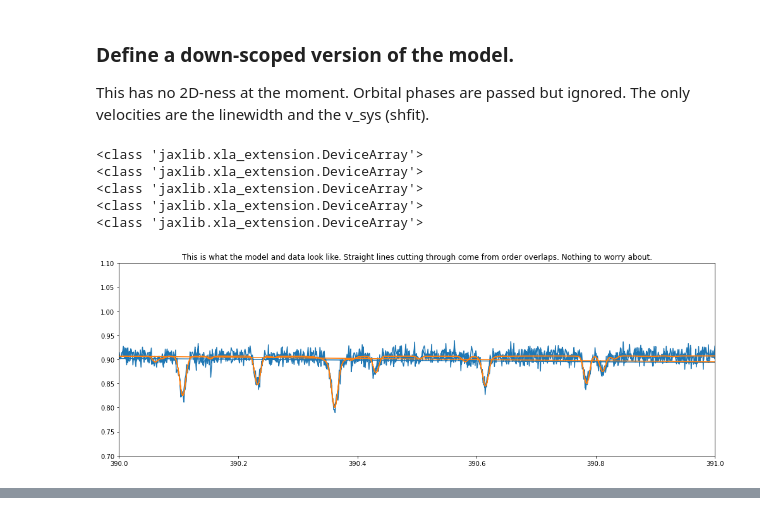
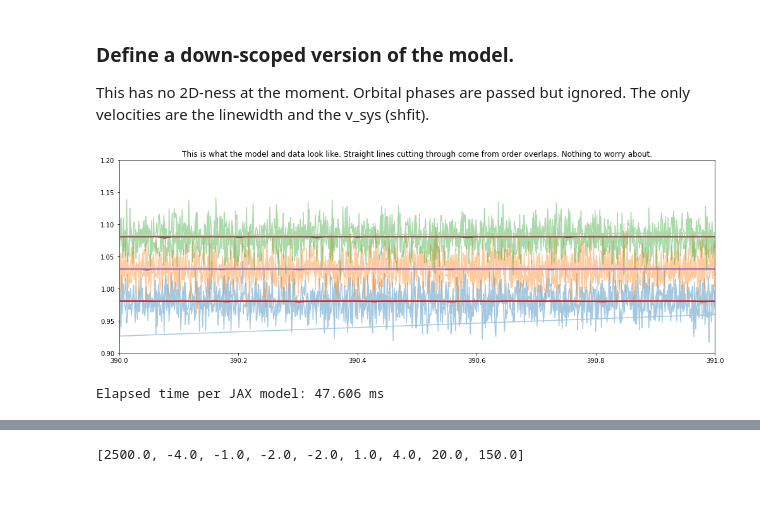
Before and after one commit to Hoeijmakers/jax-hires-coffee, a Jupyter notebook: TEST_TRANSMISSION.ipynb, the cells around one changed output, grey strips where cells are left out. Drawn from its saved outputs; the diff is of its cells as text; code cells hidden in the pictures.

```diff
--- a/TEST_TRANSMISSION.ipynb
+++ b/TEST_TRANSMISSION.ipynb
@@ -457,7 +457,7 @@ def model_downscoped_jax(p,wl,wlk,kappa_grid,x_kernel,phase,c,gamma,k,m,g,P0,R0,
     c0 = p[n_species+2] #Constant offset to ensure continuum-degeneracy despite filtering.
     lw = p[n_species+3]
     vsys = p[n_species+4]
-#     Kp = p[n_species+5]
+    Kp = p[n_species+5]
 
 
     #Then we compute kappa:
@@ -466,7 +466,7 @@ def model_downscoped_jax(p,wl,wlk,kappa_grid,x_kernel,phase,c,gamma,k,m,g,P0,R0,
 
     #Then we do the magic:
     H = k*T/m/g
-    R = R0 + H*(gamma+jnp.log(P0 * K / g * jnp.sqrt(2*np.pi*R0/H) ) )*20
+    R = R0 + H*(gamma+jnp.log(P0 * K / g * jnp.sqrt(2*np.pi*R0/H) ) )
     RT = c0-R**2 / Rs**2
 
     #Then we convolve:
@@ -474,56 +474,52 @@ def model_downscoped_jax(p,wl,wlk,kappa_grid,x_kernel,phase,c,gamma,k,m,g,P0,R0,
     RT_b = jnp.convolve(RT,kernel/jnp.sum(kernel),mode='same')
 
     #Then we populate the 2D time series:
-#     rvp = jnp.sin(phase*2*np.pi)*Kp + vsys #Radial velocity of the planet as a function of the orbital phase.
+    rvp = jnp.sin(phase*2*np.pi)*Kp + vsys #Radial velocity of the planet as a function of the orbital phase.
 
 #     rvp=vsys
-#     shifted_wl = jnp.outer(1-rvp/c,wl)#This populates a 2D matrix containing a row of shifted wavelengths for each of the spectra.
-    shifted_wl = (1-vsys/c) * wl
-    spec = jnp.interp(shifted_wl,wlk,RT_b)
-#     spec2D = jnp.interp(shifted_wl,wlk,RT_b)
-    return(spec)
+    shifted_wl = jnp.outer(1-rvp/c,wl)#This populates a 2D matrix containing a row of shifted wavelengths for each of the spectra.
+#     shifted_wl = (1-vsys/c) * wl
+#     spec = jnp.interp(shifted_wl,wlk,RT_b)
+    spec2D = jnp.interp(shifted_wl,wlk,RT_b)
+    return(spec2D)
 #     return ((spec2D.T/jnp.mean(spec2D,axis=1)).T*filters)
 # %%
-true_p = [2500.0,-4.0,-1.0,-1.0,-1.0,1.0,8.0/sfwhm,20.0]
+true_p = [2500.0,-4.0,-1.0,-2.0,-2.0,1.0,4.0,20.0,150.0]
 
 # phases_b = np.array([-0.05,0.05]).tobytes()
-phase = jnp.array([-0.05,0.05])
+phase = jnp.array([-0.75,-0.05,-0.025,0,0.025,0.05,0.75])
 true_downscoped_model = model_downscoped_jax(true_p,wld,wli,kappa_grid,x_kernel,phase,c,gamma,k,m,g,P0,R0,Rs**2,n_species)
 
 
-print('Is everything a jnp device-array?')
-print(type(wld))
-print(type(wli))
-print(type(kappa_grid))
-print(type(x_kernel))
-print(type(phase))
 
+NOISE = 0.02
 
 
 # DATA = true_downscoped_model + np.random.normal(loc=0.0,scale=0.01,size=(2,len(wld)))
-DATA = true_downscoped_model + np.random.normal(loc=0.0,scale=0.01,size=len(wld))
-DATA_E = DATA*0.0+0.01
+DATA = true_downscoped_model + np.random.normal(loc=0.0,scale=NOISE,size=(len(phase),len(wld)))
+DATA_E = DATA*0.0+NOISE
+
 
 plt.figure(figsize=(14,5))
-plt.plot(wld,DATA)
-plt.plot(wld,true_downscoped_model)
-plt.ylim(0.7,1.1)
+plt.plot(wld,DATA[0],alpha=0.4)
+plt.plot(wld,DATA[1]+0.05,alpha=0.4)
+plt.plot(wld,DATA[2]+0.1,alpha=0.4)
+plt.plot(wld,true_downscoped_model[0])
+plt.plot(wld,true_downscoped_model[1]+0.05)
+plt.plot(wld,true_downscoped_model[2]+0.1)
+plt.ylim(0.9,1.2)
 plt.title('This is what the model and data look like. Straight lines cutting through come from order overlaps. Nothing to worry about.')
 plt.xlim(390,391)
 plt.tight_layout()
 plt.show()
 
 
 N=50
 t1=ut.start()
 for i in range(N):
     true_downscoped_model = model_downscoped_jax(true_p,wld,wli,kappa_grid,x_kernel,phase,c,gamma,k,m,g,P0,R0,Rs**2,n_species)
 t2 = ut.end(t1,silent=True)/N
 print(f'Elapsed time per JAX model: {np.round(t2*1000,3)} ms')
 # %% [output]
+[figure, new version]
-<class 'jaxlib.xla_extension.DeviceArray'>
-<class 'jaxlib.xla_extension.DeviceArray'>
-<class 'jaxlib.xla_extension.DeviceArray'>
-<class 'jaxlib.xla_extension.DeviceArray'>
-<class 'jaxlib.xla_extension.DeviceArray'>
+Elapsed time per JAX model: 47.606 ms
-[figure, old version]
@@ -531 +526,5 @@ Elapsed time per JAX model: 47.874 ms
+# %%
+print(true_p)
+# %% [output]
+[2500.0, -4.0, -1.0, -2.0, -2.0, 1.0, 4.0, 20.0, 150.0]
 # %%
```
Also changed, not shown: parts of 7 cells of this notebook.
